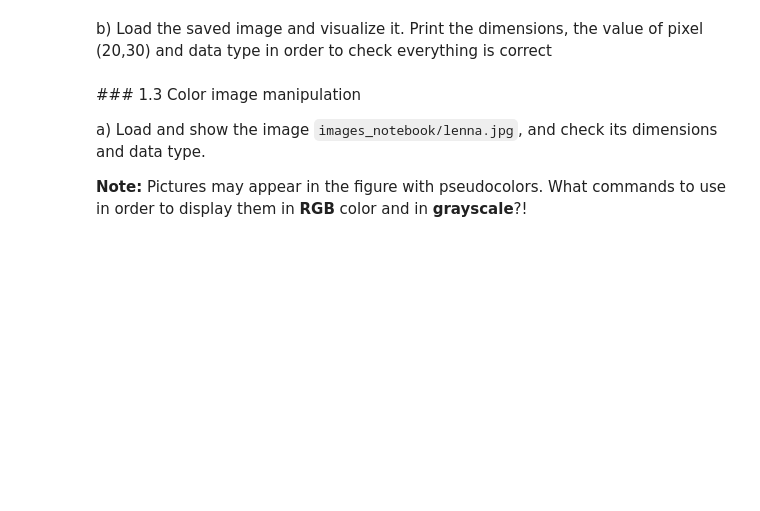
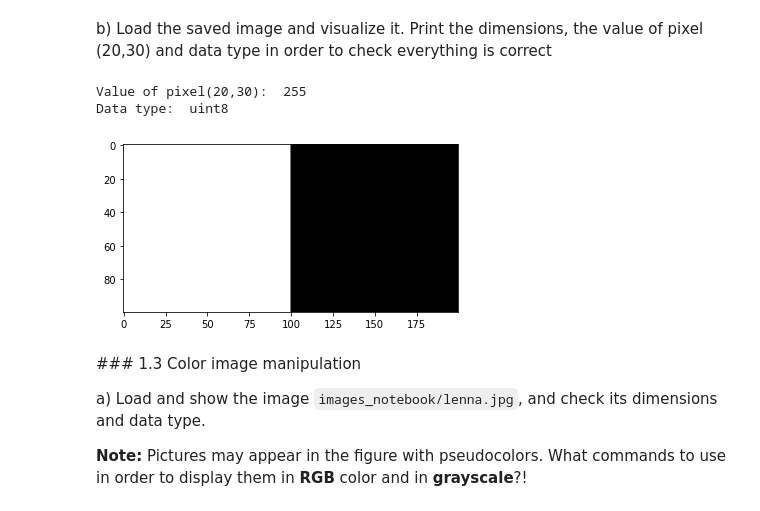
Before and after one commit to mariapepu/VA, a Jupyter notebook: p1/p1_2022_23.ipynb, the cells around one changed output. Saved outputs shown, nothing was run; the diff lists cells and outputs as text; code cells hidden in the pictures; blank space fills up the shorter version.

```diff
--- a/p1/p1_2022_23.ipynb
+++ b/p1/p1_2022_23.ipynb
@@ -100,3 +105,14 @@ b) Load the saved image and visualize it. Print the dimensions, the value of pix
+# %%
+#Your solution
+img = io.imread('images_notebook/myImage.jpeg')
+plt.imshow(img, cmap='gray')
+
+print ("Value of pixel(20,30): ", image[20,30])
+print ("Data type: ", image.dtype)
+# %% [output]
+Value of pixel(20,30):  255
+Data type:  uint8
+[figure, added]
 # %% [markdown]
 ### 1.3 Color image manipulation
 
```
Also changed, not shown: parts of 13 cells of this notebook, 3 other files.
